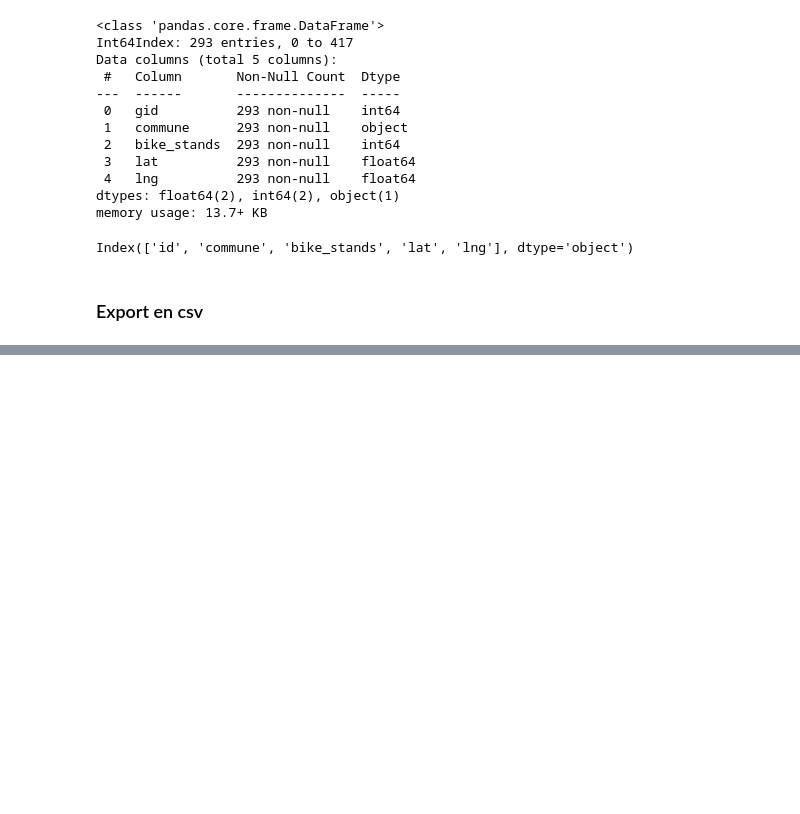
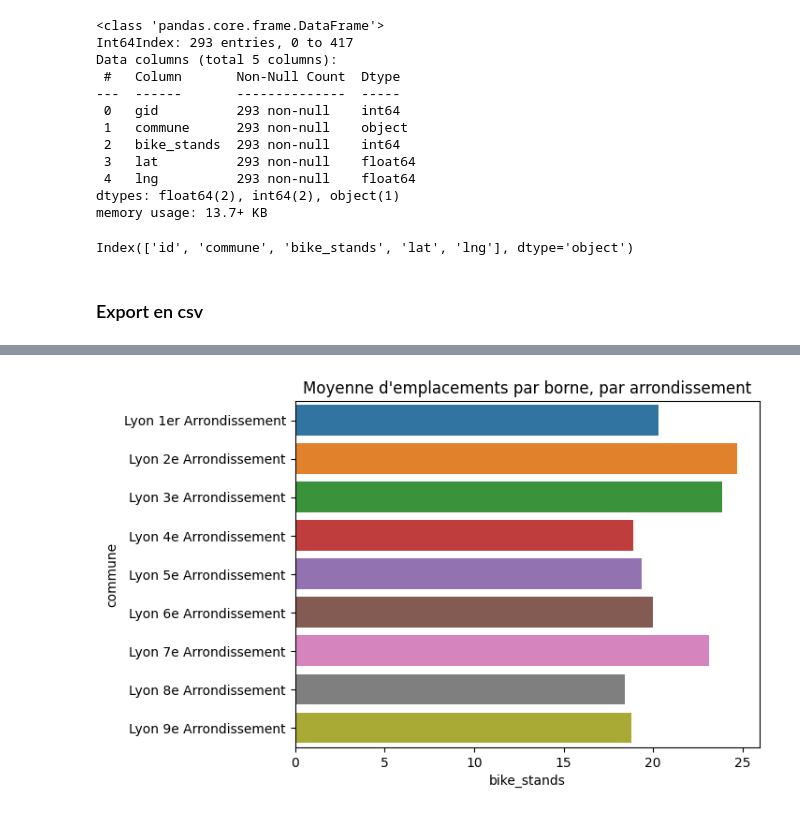
Before and after one commit to CamilleVacant/pedaler, a Jupyter notebook: bornes_vlov_lyon.ipynb, the cells around one changed output, grey strips where cells are left out. Saved outputs shown, nothing was run; the diff lists cells and outputs as text; code cells hidden in the pictures; blank space fills up the shorter version.

```diff
--- a/bornes_vlov_lyon.ipynb
+++ b/bornes_vlov_lyon.ipynb
@@ -142,0 +152,7 @@ df_selection.to_csv('bornes_vlov_lyon.csv', index=False)
+# %%
+sns.barplot(data=df_selection[['commune', 'bike_stands']].groupby('commune').mean().reset_index(),
+             x='bike_stands', y='commune',
+             orient='horizontal', ci=None)
+plt.title("Moyenne d'emplacements par borne, par arrondissement");
+# %% [output]
+[figure, added]
```
Also changed, not shown: parts of 6 cells of this notebook.
